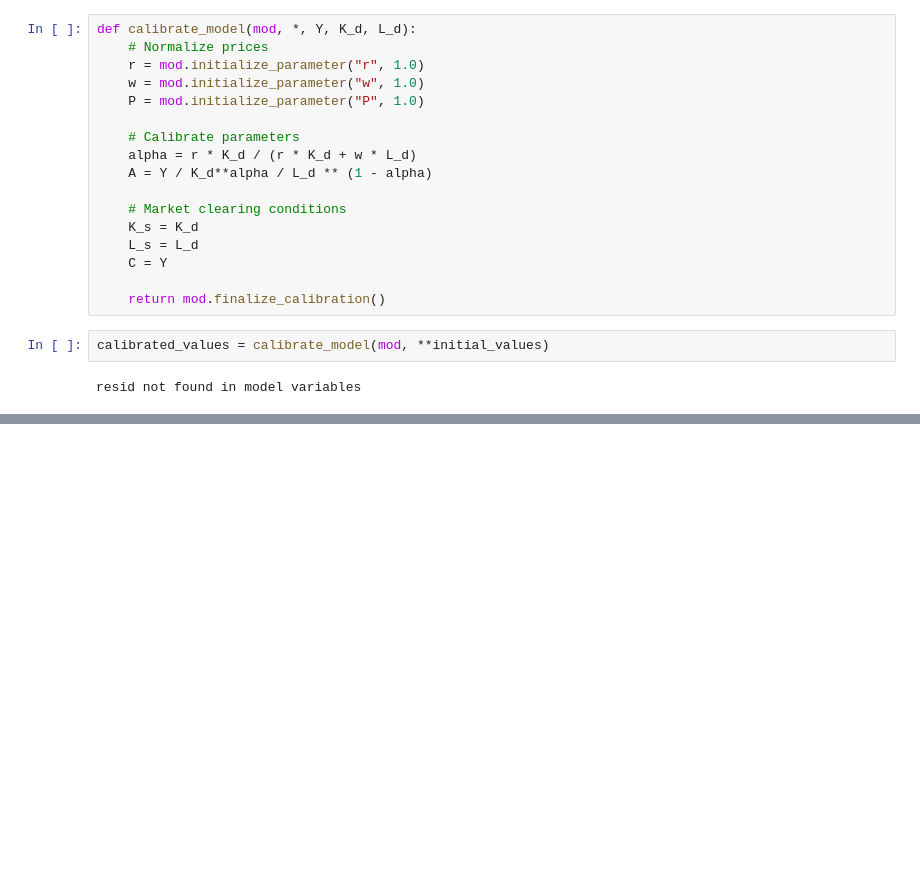
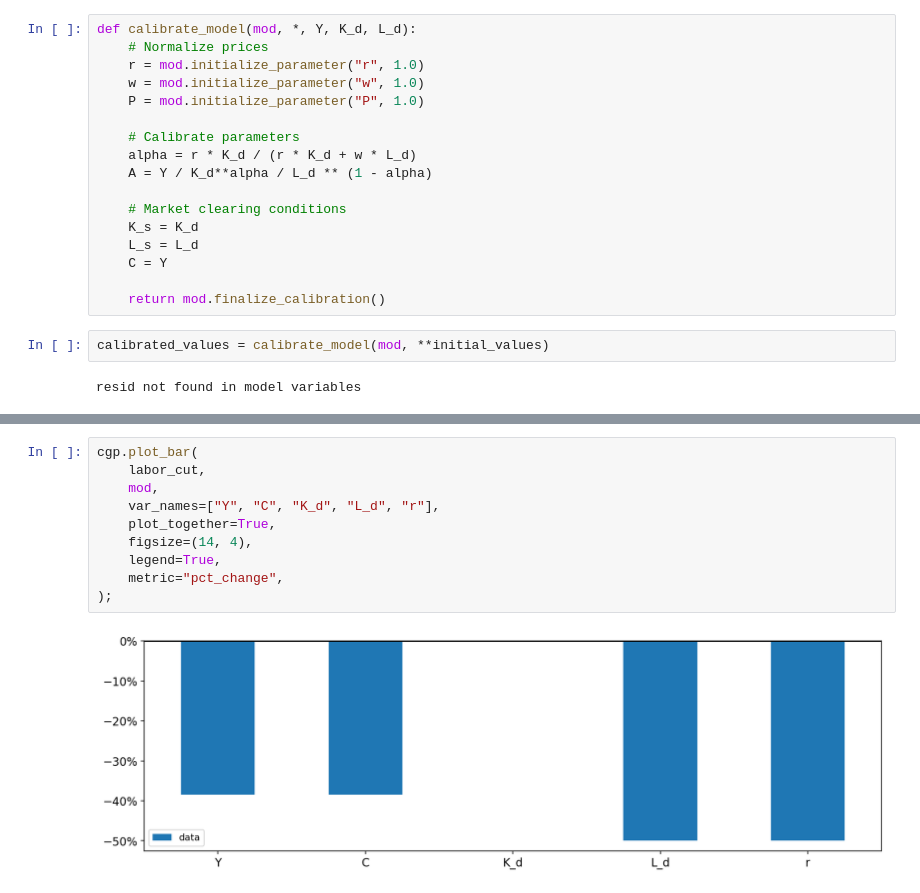
Before and after one commit to jessegrabowski/cge_modeling, a Jupyter notebook: examples/notebooks/rbc.ipynb, the cells around one changed output, grey strips where cells are left out. Cells and saved outputs as stored; diff of their text form; blank space fills up the shorter version.

```diff
--- a/examples/notebooks/rbc.ipynb
+++ b/examples/notebooks/rbc.ipynb
@@ -589,0 +568,12 @@ fig = cgp.plot_lines(
+# %%
+cgp.plot_bar(
+    labor_cut,
+    mod,
+    var_names=["Y", "C", "K_d", "L_d", "r"],
+    plot_together=True,
+    figsize=(14, 4),
+    legend=True,
+    metric="pct_change",
+);
+# %% [output]
+[figure, added]
```
Also changed, not shown: parts of 45 cells of this notebook, 9 other files.
